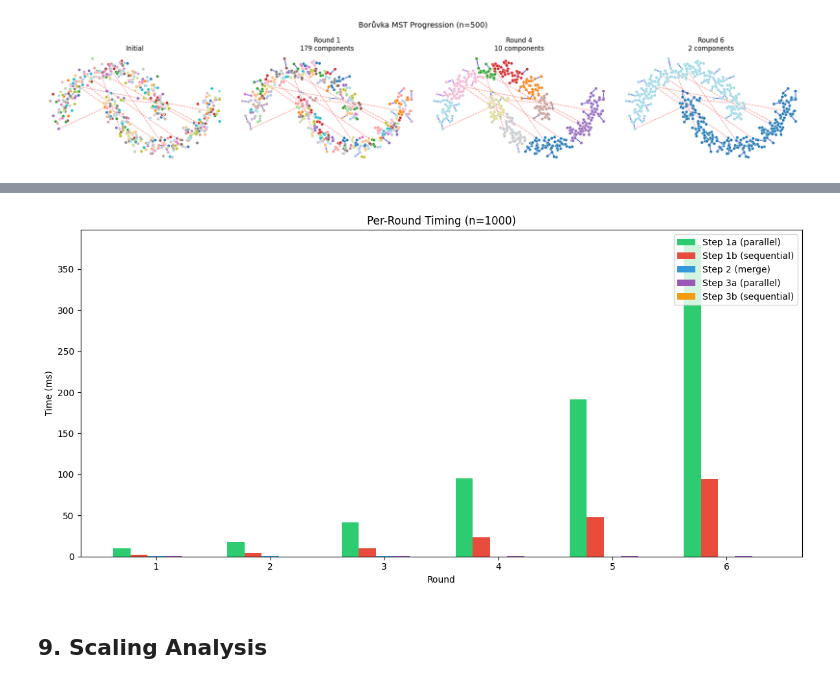
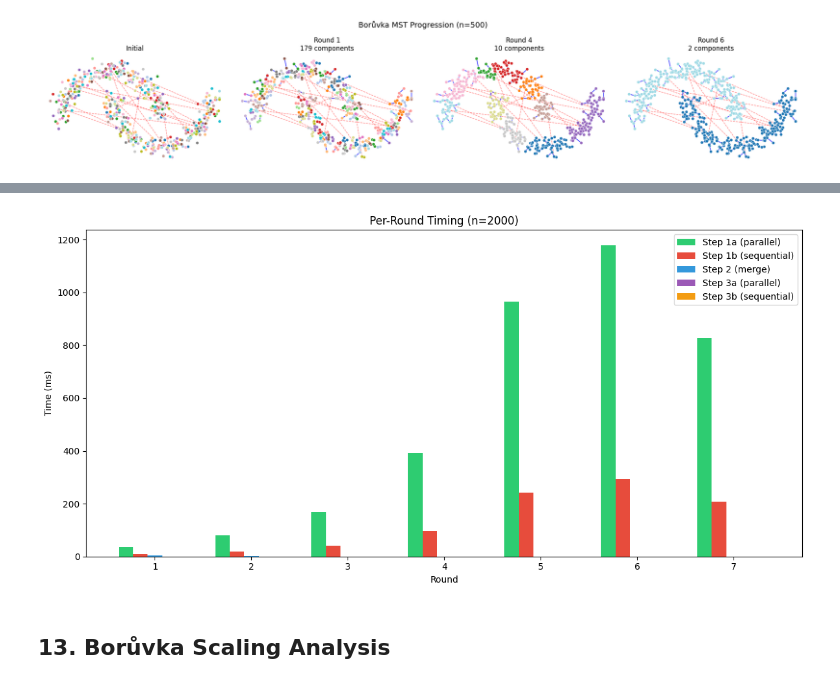
Before and after one commit to kareef928/cannot-link-single-linkage, a Jupyter notebook: notebooks/parallel_boruvka_demo.ipynb, the cells around one changed output, grey strips where cells are left out. Drawn from its saved outputs; the diff is of its cells as text; code cells hidden in the pictures.

```diff
--- a/notebooks/parallel_boruvka_demo.ipynb
+++ b/notebooks/parallel_boruvka_demo.ipynb
@@ -893,8 +1873,8 @@ Total rounds: 5
 # %%
 # Show key frames for 500 point dataset
 size = 500
-data = datasets[size]
-result = results[size]
+data = datasets['two_moons_inter'][size]
+result = instrumented_results[size]
 
 # Select frames to show: initial, middle, final
 n_rounds = result.total_rounds
@@ -924,13 +1904,18 @@ plt.show()
 # %%
-# Plot timing breakdown for each size
-fig, axes = plt.subplots(1, 3, figsize=(15, 5))
+# Plot timing breakdown for each visualization size
+plot_sizes = [s for s in VIZ_SIZES if s in instrumented_results]
+n_plots = min(4, len(plot_sizes))  # Limit to 4 plots
+
+fig, axes = plt.subplots(1, n_plots, figsize=(5 * n_plots, 5))
+if n_plots == 1:
+    axes = [axes]
 
 step_labels = ['Step 1a\n(parallel)', 'Step 1b\n(sequential)', 'Step 2\n(merge)',
                'Step 3a\n(parallel)', 'Step 3b\n(sequential)']
 colors = ['#2ecc71', '#e74c3c', '#3498db', '#9b59b6', '#f39c12']
 
-for idx, size in enumerate(SIZES):
-    result = results[size]
+for idx, size in enumerate(plot_sizes[:n_plots]):
+    result = instrumented_results[size]
     breakdown = result.timing_breakdown()
 
     values = [breakdown['step1a'] * 1000, breakdown['step1b'] * 1000,
@@ -948,7 +1933,7 @@ for idx, size in enumerate(SIZES):
             axes[idx].text(bar.get_x() + bar.get_width()/2, bar.get_height(),
                           f'{val:.2f}', ha='center', va='bottom', fontsize=8)
 
-plt.suptitle('Per-Step Timing Breakdown', fontsize=14)
+plt.suptitle('Per-Step Timing Breakdown (Borůvka MST)', fontsize=14)
 plt.tight_layout()
 plt.show()
 # %% [output]
@@ -956,37 +1941,40 @@ plt.show()
 # %%
-# Per-round timing for 1000 points
-size = 1000
-result = results[size]
+# Per-round timing for largest visualization size
+size = max(VIZ_SIZES)
+if size in instrumented_results:
+    result = instrumented_results[size]
 
-rounds = list(range(1, result.total_rounds + 1))
-step1a_times = [rs.timing.step1a_seconds * 1000 for rs in result.round_states]
-step1b_times = [rs.timing.step1b_seconds * 1000 for rs in result.round_states]
-step2_times = [rs.timing.step2_seconds * 1000 for rs in result.round_states]
-step3a_times = [rs.timing.step3a_seconds * 1000 for rs in result.round_states]
-step3b_times = [rs.timing.step3b_seconds * 1000 for rs in result.round_states]
+    rounds = list(range(1, result.total_rounds + 1))
+    step1a_times = [rs.timing.step1a_seconds * 1000 for rs in result.round_states]
+    step1b_times = [rs.timing.step1b_seconds * 1000 for rs in result.round_states]
+    step2_times = [rs.timing.step2_seconds * 1000 for rs in result.round_states]
+    step3a_times = [rs.timing.step3a_seconds * 1000 for rs in result.round_states]
+    step3b_times = [rs.timing.step3b_seconds * 1000 for rs in result.round_states]
 
-fig, ax = plt.subplots(figsize=(12, 6))
+    fig, ax = plt.subplots(figsize=(12, 6))
 
-width = 0.15
-x = np.arange(len(rounds))
+    width = 0.15
+    x = np.arange(len(rounds))
 
-ax.bar(x - 2*width, step1a_times, width, label='Step 1a (parallel)', color='#2ecc71')
-ax.bar(x - width, step1b_times, width, label='Step 1b (sequential)', color='#e74c3c')
-ax.bar(x, step2_times, width, label='Step 2 (merge)', color='#3498db')
-ax.bar(x + width, step3a_times, width, label='Step 3a (parallel)', color='#9b59b6')
-ax.bar(x + 2*width, step3b_times, width, label='Step 3b (sequential)', color='#f39c12')
+    ax.bar(x - 2*width, step1a_times, width, label='Step 1a (parallel)', color='#2ecc71')
+    ax.bar(x - width, step1b_times, width, label='Step 1b (sequential)', color='#e74c3c')
+    ax.bar(x, step2_times, width, label='Step 2 (merge)', color='#3498db')
+    ax.bar(x + width, step3a_times, width, label='Step 3a (parallel)', color='#9b59b6')
+    ax.bar(x + 2*width, step3b_times, width, label='Step 3b (sequential)', color='#f39c12')
 
-ax.set_xlabel('Round')
-ax.set_ylabel('Time (ms)')
-ax.set_title(f'Per-Round Timing (n={size})')
-ax.set_xticks(x)
-ax.set_xticklabels(rounds)
-ax.legend(loc='upper right')
+    ax.set_xlabel('Round')
+    ax.set_ylabel('Time (ms)')
+    ax.set_title(f'Per-Round Timing (n={size})')
+    ax.set_xticks(x)
+    ax.set_xticklabels(rounds)
+    ax.legend(loc='upper right')
 
-plt.tight_layout()
-plt.show()
+    plt.tight_layout()
+    plt.show()
+else:
+    print(f"Size {size} not in instrumented_results")
 # %% [output]
-[figure, old version]
+[figure, new version]
 # %% [markdown]
-## 9. Scaling Analysis
+## 13. Borůvka Scaling Analysis
 # %%
```
Also changed, not shown: parts of 27 cells of this notebook.
